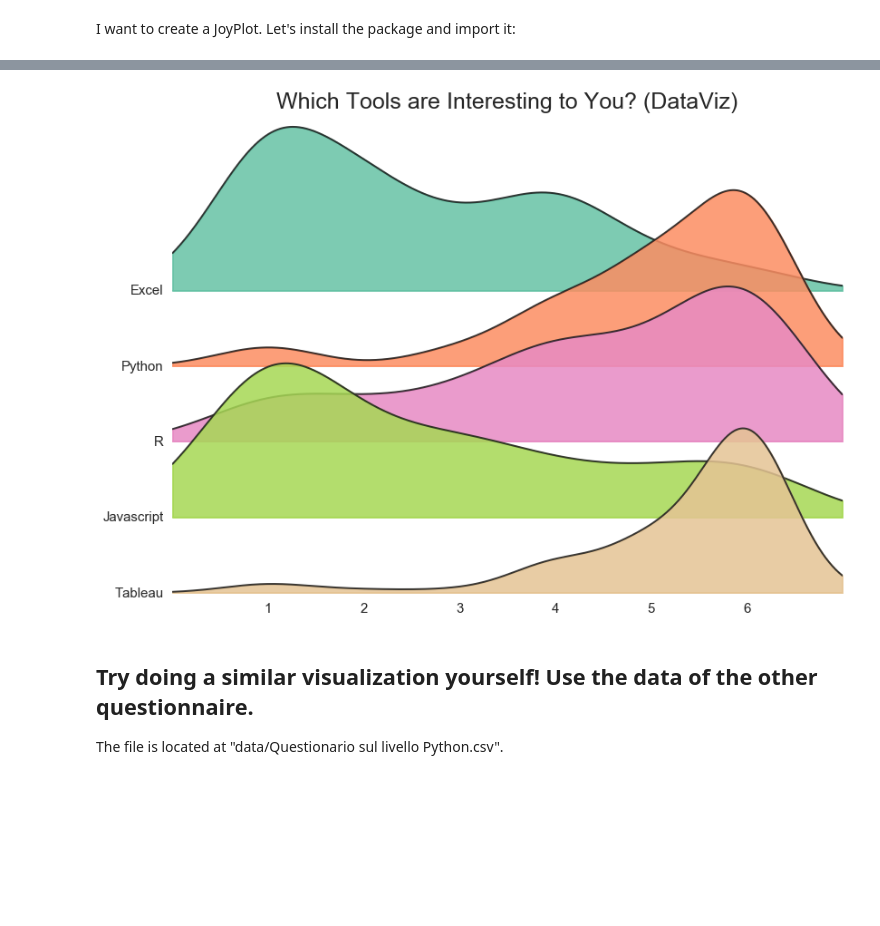
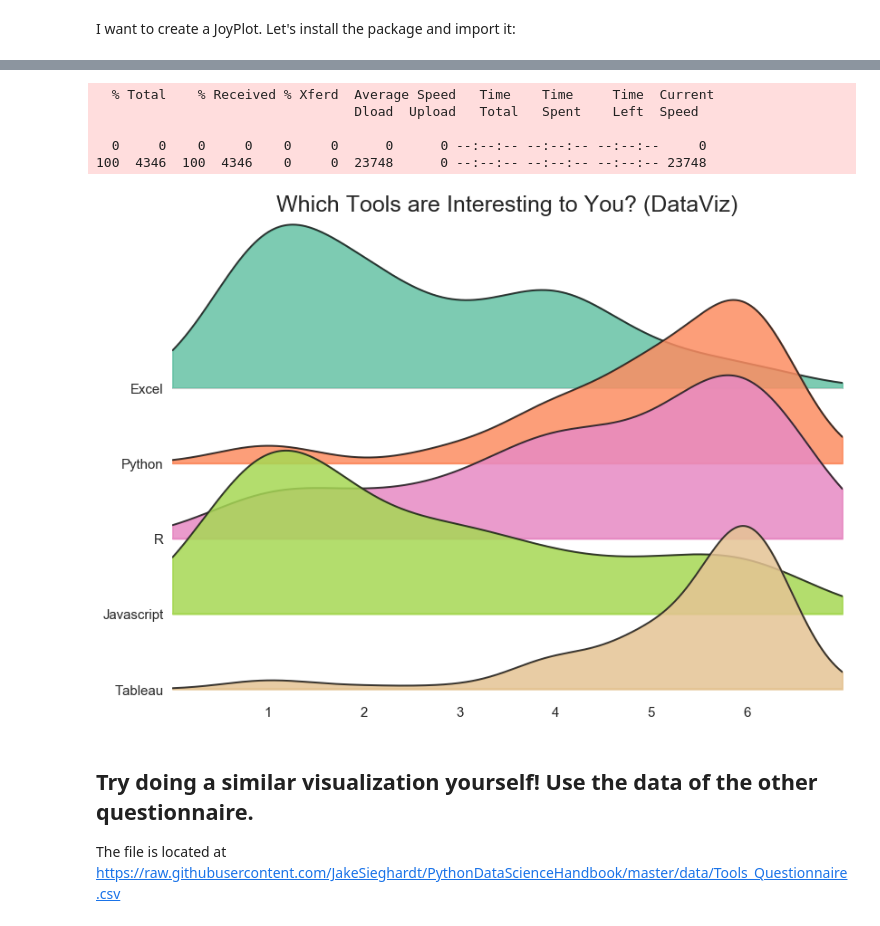
Before and after one commit to JakeSieghardt/PythonDataScienceHandbook, a Jupyter notebook: Data Visualization Lesson 5.ipynb, the cells around one changed output, grey strips where cells are left out. Saved outputs shown, nothing was run; the diff lists cells and outputs as text; code cells hidden in the pictures; blank space fills up the shorter version.

```diff
--- a/Data Visualization Lesson 5.ipynb
+++ b/Data Visualization Lesson 5.ipynb
@@ -877,31 +872,37 @@ Successfully installed joypy-0.2.1 pandas-0.25.3 pytz-2019.3
 # %%
 # Loading the dataset
-df = pd.read_csv('data/Which Tools are Interesting to You Questionnaire.csv', delimiter=',')
+!curl -O "https://raw.githubusercontent.com/JakeSieghardt/PythonDataScienceHandbook/master/data/Tools_Questionnaire.csv"
+df = pd.read_csv('Tools_Questionnaire.csv', delimiter=',')
 
 # Change column names
 df.columns = ['Time', 'Excel', 'Python', 'R', 'Javascript', 'Tableau']
 sns.set(style="whitegrid")
 
 # Plot the figures
 fig, axes = joypy.joyplot(df, ylim='own', figsize=(11.7, 8.27),
                           title=f"Which Tools are Interesting to You? (DataViz)",
                           ylabelsize=15, tails=0.2, linewidth=2, overlap=2, alpha=0.85,
                           grid='y', xlim=[1, 6], colormap=cm.Set2)
 
 # Let's make labels and axes bigger
 axes[-1].title.set_fontsize(25)
 for i, item in enumerate(axes):
     item.xaxis.label.set_fontsize(20)
 for item in (axes[-1].get_xticklabels() + axes[-1].get_yticklabels()):
     item.set_fontsize(15)
 
 # Save the plot
 fig.savefig(f'JoyPlot_Tools.png', dpi=300, facecolor='w', bbox_inches='tight', pad_inches=0)
 # %% [output]
+  % Total    % Received % Xferd  Average Speed   Time    Time     Time  Current
+                                 Dload  Upload   Total   Spent    Left  Speed
+
+  0     0    0     0    0     0      0      0 --:--:-- --:--:-- --:--:--     0
+100  4346  100  4346    0     0  23748      0 --:--:-- --:--:-- --:--:-- 23748
-[figure, old version]
+[figure, new version]
 # %% [markdown]
 ## Try doing a similar visualization yourself! Use the data of the other questionnaire.
 
-The file is located at "data/Questionario sul livello Python.csv".
+The file is located at https://raw.githubusercontent.com/JakeSieghardt/PythonDataScienceHandbook/master/data/Tools_Questionnaire.csv
 # %%
 # Your code here
```
Also changed, not shown: parts of 1 cell of this notebook.
